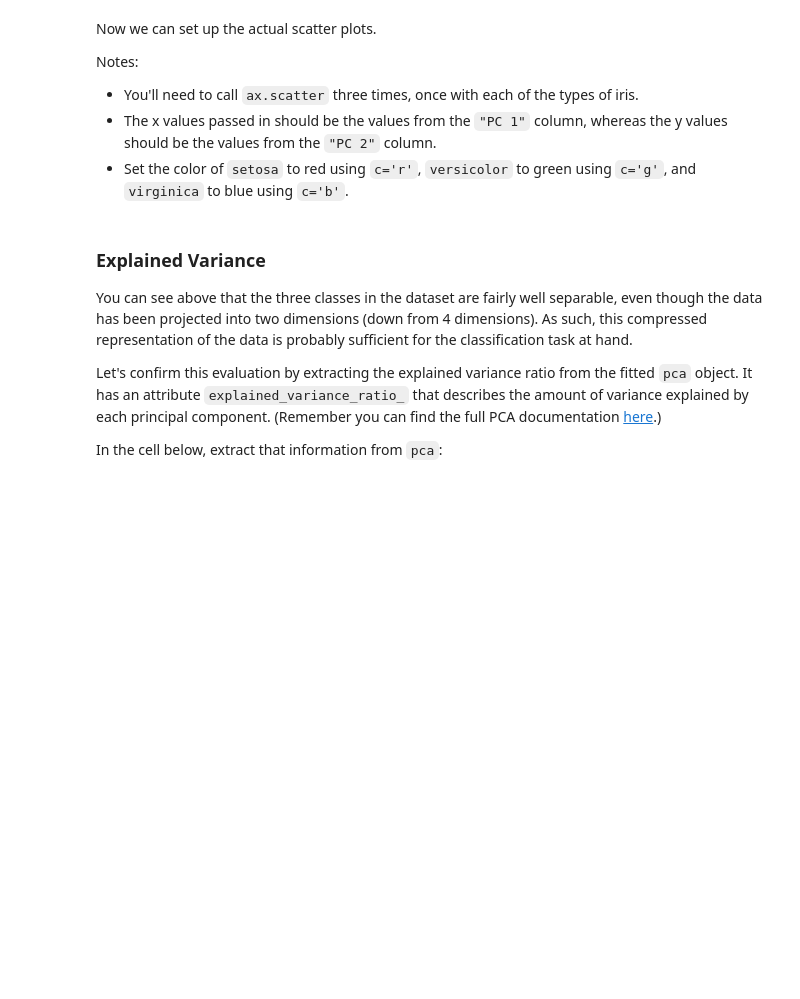
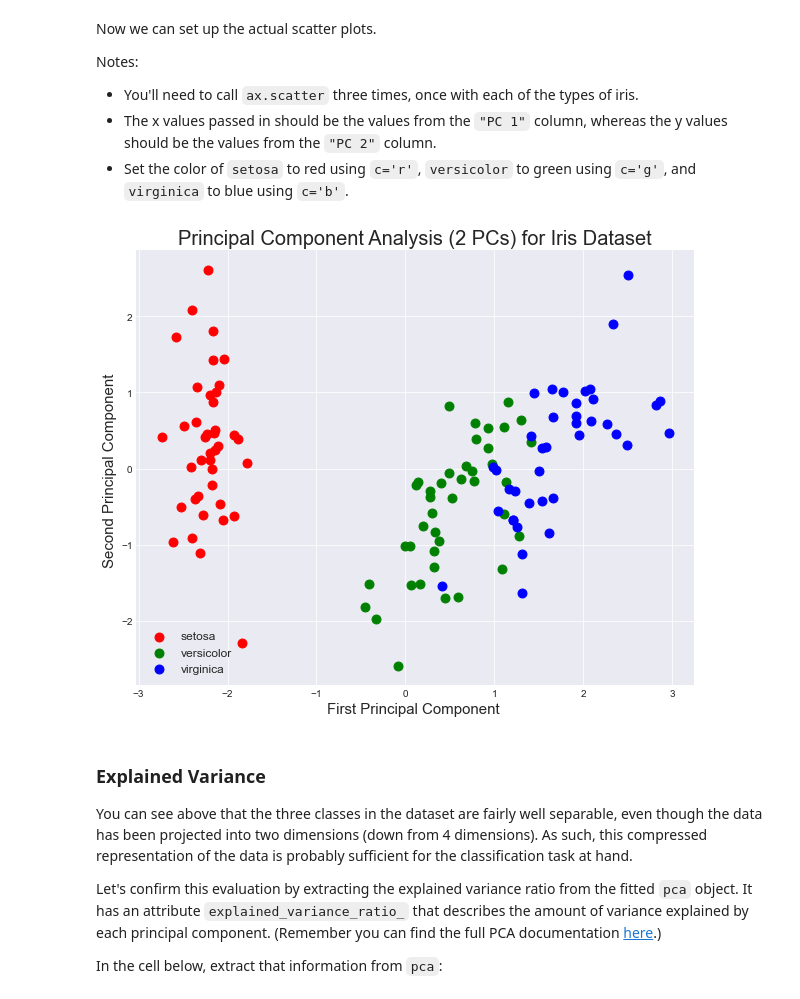
Before and after one commit to learn-co-curriculum/dsc-dimensionality-reduction-lab, a Jupyter notebook: index.ipynb, the cells around one changed output. Drawn from its saved outputs; the diff is of its cells as text; code cells hidden in the pictures; blank space fills up the shorter version.

```diff
--- a/index.ipynb
+++ b/index.ipynb
@@ -163,10 +184,9 @@ pd.DataFrame(X_train, columns=iris.feature_names)
 In the cell below, instantiate a `LogisticRegression` model ([documentation here](https://scikit-learn.org/stable/modules/generated/sklearn.linear_model.LogisticRegression.html)) with `random_state=42`.
 # %%
 # Replace None with appropriate code
-
 # Import the relevant class
-None
+from sklearn.linear_model import LogisticRegression
 
 # Instantiate the model with random_state=42
-baseline_model = None
+baseline_model = LogisticRegression(random_state=42)
 baseline_model
@@ -179,10 +201,10 @@ import time
 start = time.time()
 
 # Fit the model on the training data
-None
+baseline_model.fit(X_train, y_train)
 
 # Score the model on the test data
-baseline_model_score = None
+baseline_model_score = baseline_model.score(X_test, y_test)
 
 end = time.time()
 baseline_time_taken = end - start
@@ -205,21 +230,20 @@ As demonstrated in a previous lesson, PCA can be applied relatively simply using
 
 We'll set `n_components` to `2`, meaning that we will only keep the first two principal components.
 # %%
-# Replace None with appropriate code
 
 # Import the relevant class
-None
+from sklearn.decomposition import PCA
 
 # Instantiate the PCA transformer with n_components=2
-pca = None
+pca = PCA(n_components=2)
 
 # Fit the transformer on X_train
-None
+pca.fit(X_train)
 
 # Transform X_train and X_test. This time, create new
 # variables for the transformed data
-X_train_pca = None
-X_test_pca = None
+X_train_pca = pca.transform(X_train)
+X_test_pca = pca.transform(X_test)
 # %% [markdown]
 Now, our PCA-transformed X values should have the same number of rows as before, but a different number of columns:
 # %%
@@ -250,14 +302,12 @@ train_combined_pca
 # %%
-# Replace None with appropriate code
-
 # Rows of train_combined_pca where target is 0
-setosa = None
-
+setosa = X_train_pca[y_train==0]
+#
 # Rows of train_combined_pca where target is 1
-versicolor = None
+versicolor = X_train_pca[y_train==1]
 
 # Rows of train_combined_pca where target is 2
-virginica = None
+virginica = X_train_pca[y_train==2]
 # %% [markdown]
 The code below checks that the dataframes have the correct length:
 # %%
@@ -279,25 +329,28 @@ Notes:
 # %%
 # Replace None with appropriate code
 
-# Set up figure and axes
+# Set up figure and/ axes
+import matplotlib.pyplot as plt
 plt.style.use('seaborn-dark')
 fig, ax = plt.subplots(figsize=(10, 8))
 ax.grid()
 
 # Scatter plot of setosa (red)
-None
+setosa_plot = ax.scatter(setosa[:, 0], setosa[:, 1], c='r', s=80)
 
 # Scatter plot of versicolor (green)
-None
+versicolor_plot = ax.scatter(versicolor[:, 0], versicolor[:, 1], c='g', s=80)
 
 # Scatter plot of virginica (blue)
-None
+virginica_plot = ax.scatter(virginica[:, 0], virginica[:, 1], c='b', s=80)
 
 # Customize labels
 ax.set_xlabel('First Principal Component ', fontsize = 15)
 ax.set_ylabel('Second Principal Component ', fontsize = 15)
 ax.set_title('Principal Component Analysis (2 PCs) for Iris Dataset', fontsize = 20)
-ax.legend(iris.target_names, fontsize="large");
+ax.legend((setosa_plot, versicolor_plot, virginica_plot), iris.target_names, fontsize="large");
+# %% [output]
+[figure, added]
 # %% [markdown]
 ### Explained Variance
 
```
Also changed, not shown: parts of 11 cells of this notebook.
